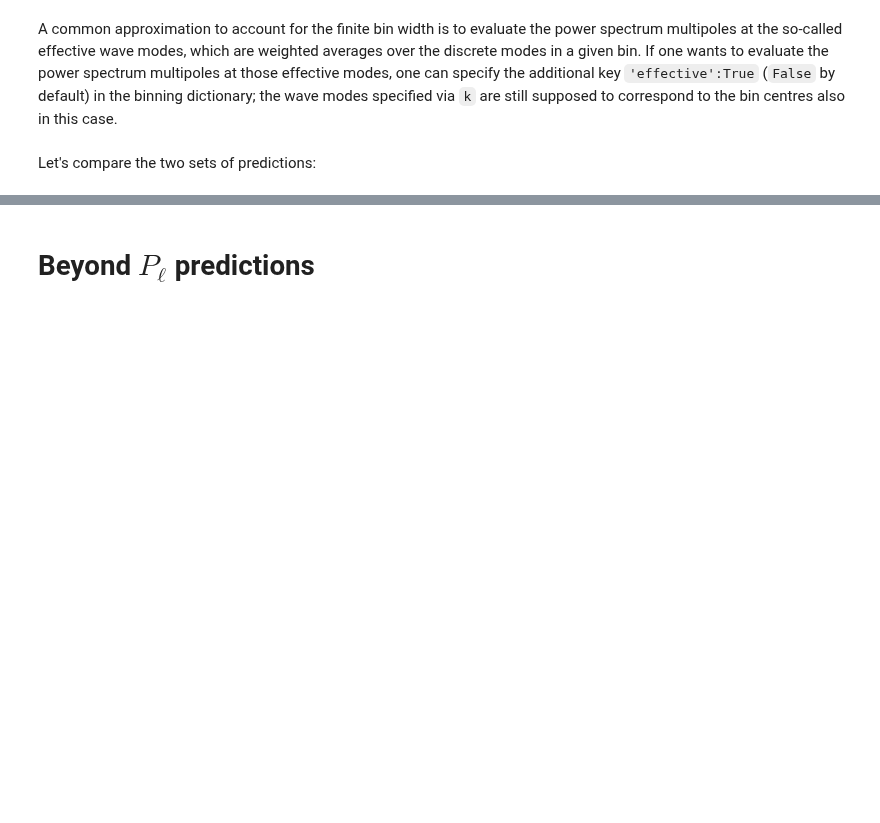
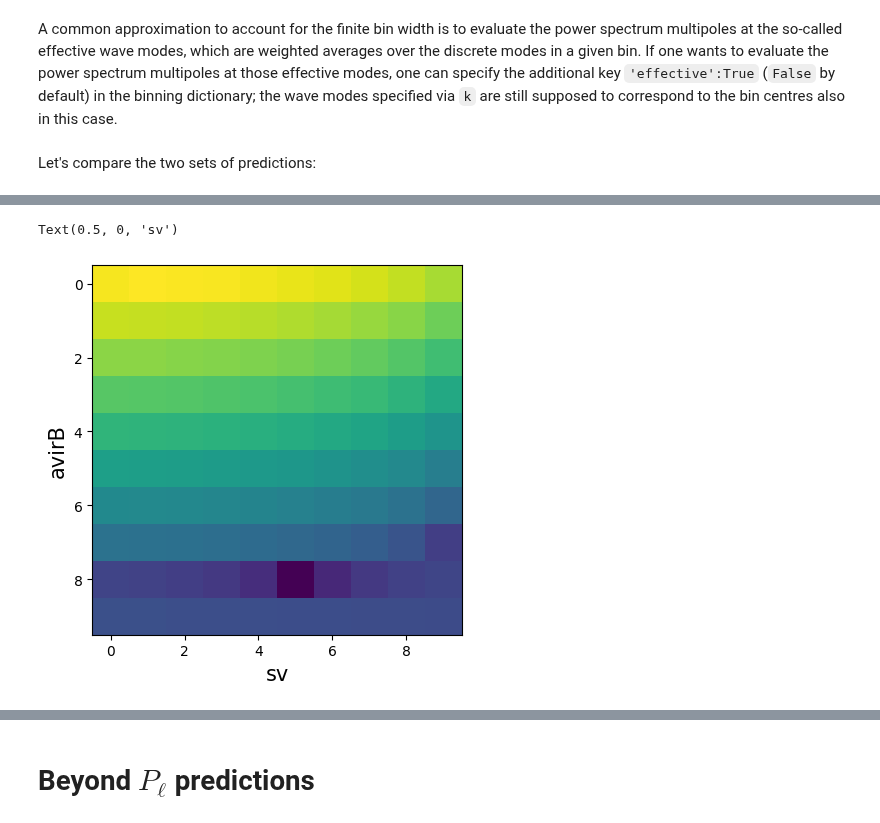
Before and after one commit to adematti/comet-emu, a Jupyter notebook: notebooks/Tutorial.ipynb, the cells around one changed output, grey strips where cells are left out. Drawn from its saved outputs; the diff is of its cells as text; code cells hidden in the pictures; blank space fills up the shorter version.

Commit message:
Minor changes in the code for the application of the cnloB mapping. Updates to the documentation.

```diff
--- a/notebooks/Tutorial.ipynb
+++ b/notebooks/Tutorial.ipynb
@@ -311,0 +411,3 @@ Text(0, 0.5, '$k\\,P_{\\ell}(k)$ [$(h/\\mathrm{Mpc})^2$]')
+# %%
+VDG = comet(model='VDG_infty', use_Mpc=False)
+VDG.define_fiducial_cosmology(params_fid=params_fid)
@@ -311,0 +496,7 @@ Text(0, 0.5, '$k\\,P_{\\ell}(k)$ [$(h/\\mathrm{Mpc})^2$]')
+# %%
+plt.imshow((np.log(np.abs(mapping))))
+plt.ylabel('avirB',fontsize=15)
+plt.xlabel('sv',fontsize=15)
+# %% [output]
+Text(0.5, 0, 'sv')
+[figure, added]
```
Also changed, not shown: parts of 22 cells of this notebook, 10 other files.
